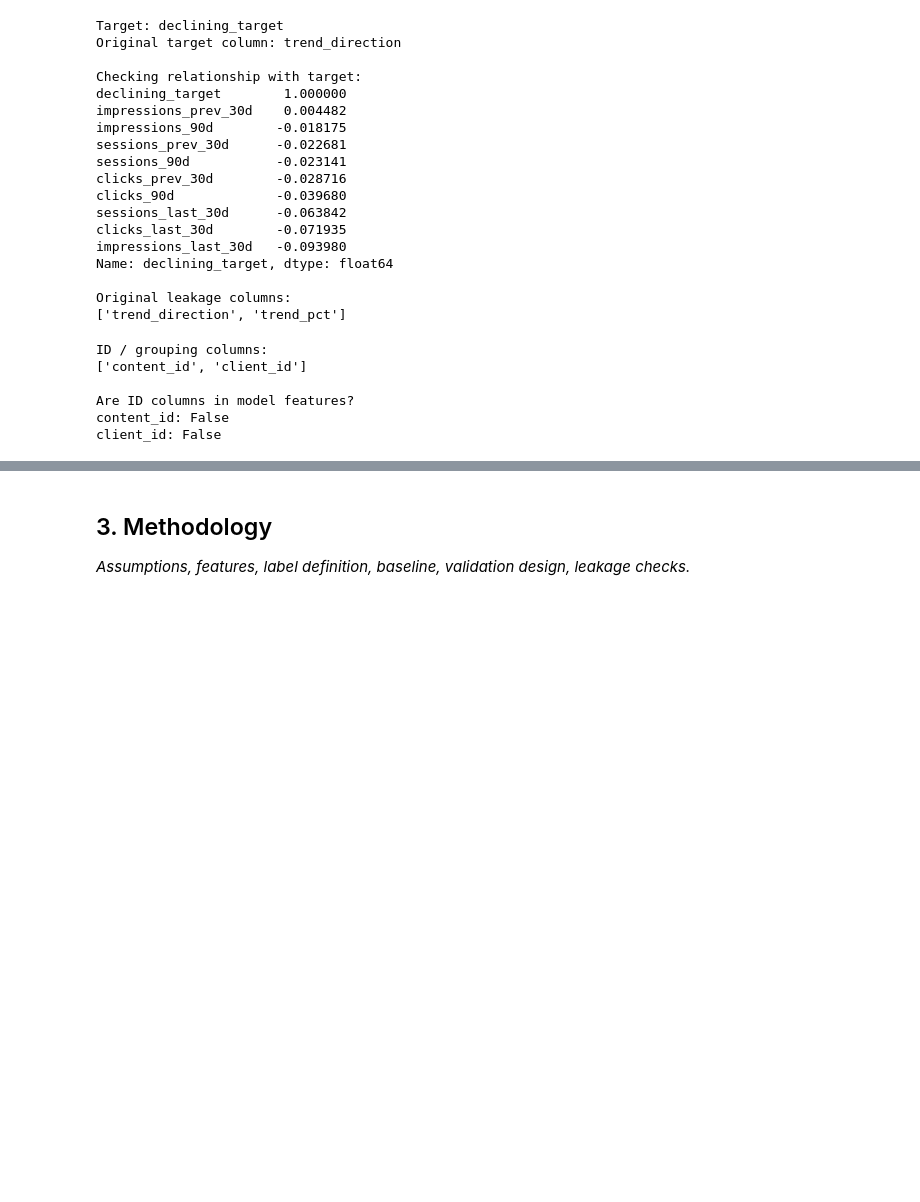
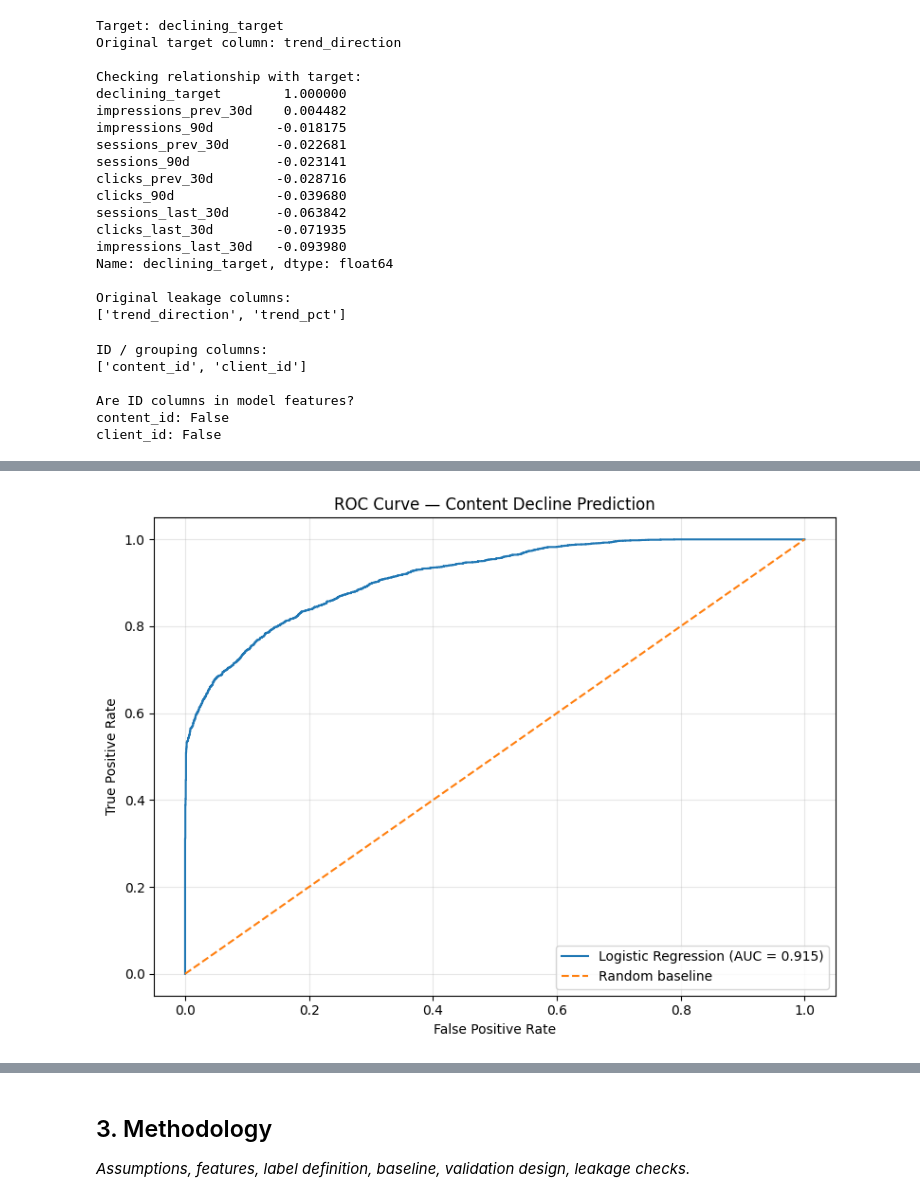
Before and after one commit to Laspric/flyrank-internship-ml, a Jupyter notebook: work/notebooks/capstone.ipynb, the cells around one changed output, grey strips where cells are left out. Saved outputs shown, nothing was run; the diff lists cells and outputs as text; code cells hidden in the pictures; blank space fills up the shorter version.

```diff
--- a/work/notebooks/capstone.ipynb
+++ b/work/notebooks/capstone.ipynb
@@ -871,0 +1230,42 @@ client_id: False
+# %%
+# Step 36 — ROC Curve
+
+from sklearn.metrics import roc_curve, roc_auc_score
+import matplotlib.pyplot as plt
+
+# Get predicted probabilities for the positive class
+y_test_probability = model.predict_proba(X_test)[:, 1]
+
+# Calculate ROC curve
+fpr, tpr, thresholds = roc_curve(y_test, y_test_probability)
+
+# Calculate AUC
+roc_auc = roc_auc_score(y_test, y_test_probability)
+
+# Plot
+plt.figure(figsize=(8, 6))
+
+plt.plot(
+    fpr,
+    tpr,
+    label=f"Logistic Regression (AUC = {roc_auc:.3f})"
+)
+
+# Random classifier reference
+plt.plot(
+    [0, 1],
+    [0, 1],
+    linestyle="--",
+    label="Random baseline"
+)
+
+plt.xlabel("False Positive Rate")
+plt.ylabel("True Positive Rate")
+plt.title("ROC Curve — Content Decline Prediction")
+plt.legend()
+plt.grid(alpha=0.3)
+
+plt.tight_layout()
+plt.show()
+# %% [output]
+[figure, added]
```
Also changed, not shown: parts of 10 cells of this notebook.
